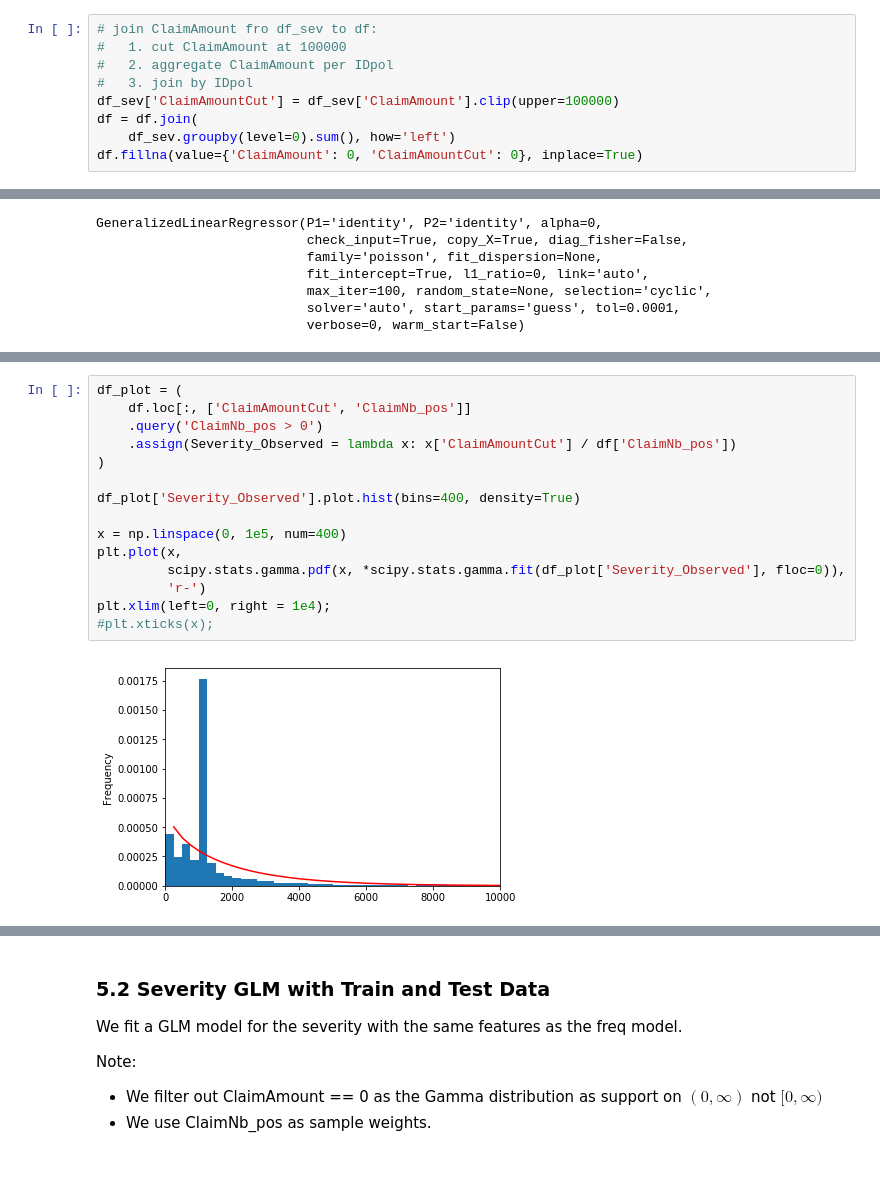
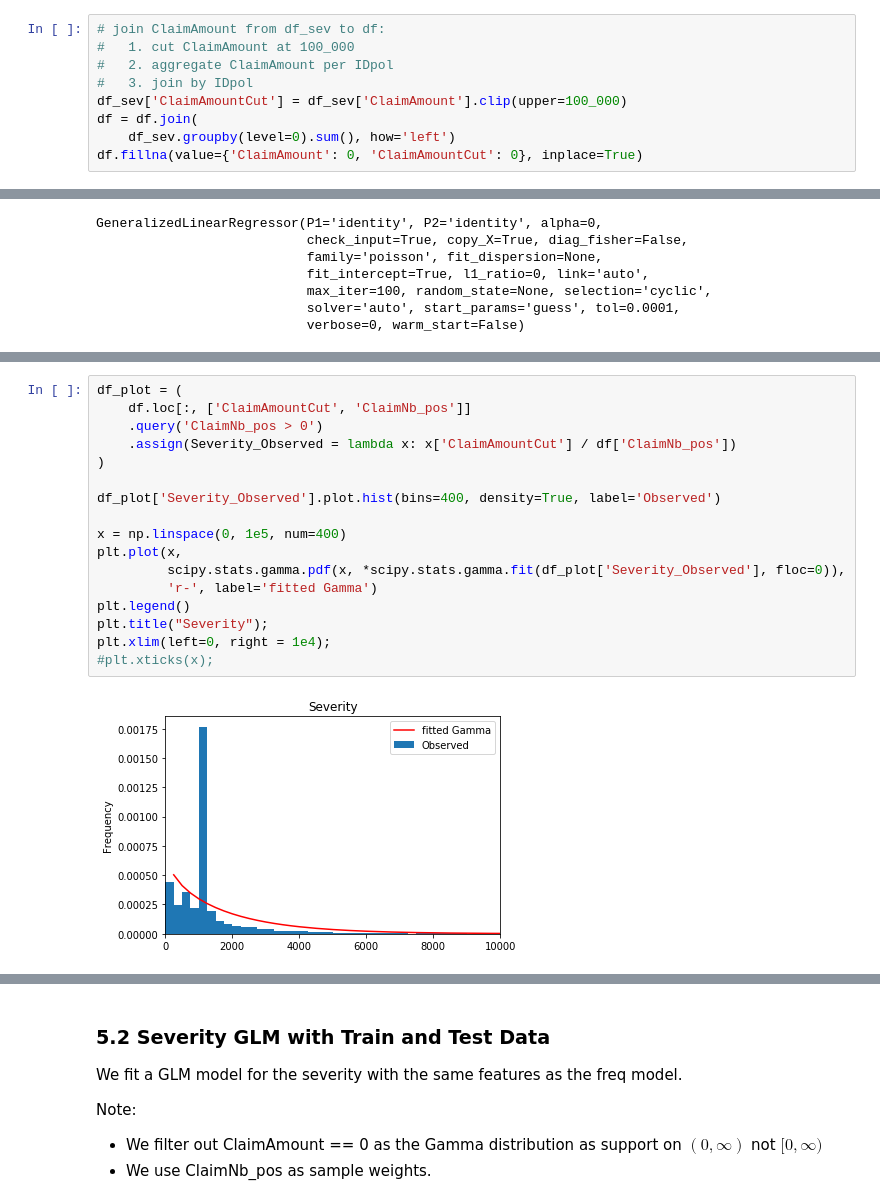
Before and after one commit to lorentzenchr/Tutorial_freMTPL2, a Jupyter notebook: glm_freMTPL2_example.ipynb, the cells around one changed output, grey strips where cells are left out. Drawn from its saved outputs; the diff is of its cells as text; blank space fills up the shorter version.

```diff
--- a/glm_freMTPL2_example.ipynb
+++ b/glm_freMTPL2_example.ipynb
@@ -199,11 +206,11 @@ df.set_index('IDpol', inplace=True)
 df_sev = pd.read_csv("https://www.openml.org/data/get_csv/20649149/freMTPL2sev.arff",
                      index_col=0)
 # %%
-# join ClaimAmount fro df_sev to df:
-#   1. cut ClaimAmount at 100000
+# join ClaimAmount from df_sev to df:
+#   1. cut ClaimAmount at 100_000
 #   2. aggregate ClaimAmount per IDpol
 #   3. join by IDpol
-df_sev['ClaimAmountCut'] = df_sev['ClaimAmount'].clip(upper=100000)
+df_sev['ClaimAmountCut'] = df_sev['ClaimAmount'].clip(upper=100_000)
 df = df.join(
     df_sev.groupby(level=0).sum(), how='left')
 df.fillna(value={'ClaimAmount': 0, 'ClaimAmountCut': 0}, inplace=True)
@@ -691,20 +715,22 @@ A Gamma distribution as mean-variance relation $\mathrm{Var}[Y] = \frac{\phi}{w}
 # %%
 df_plot = (
     df.loc[:, ['ClaimAmountCut', 'ClaimNb_pos']]
     .query('ClaimNb_pos > 0')
     .assign(Severity_Observed = lambda x: x['ClaimAmountCut'] / df['ClaimNb_pos'])
 )
 
-df_plot['Severity_Observed'].plot.hist(bins=400, density=True)
+df_plot['Severity_Observed'].plot.hist(bins=400, density=True, label='Observed')
 
 x = np.linspace(0, 1e5, num=400)
 plt.plot(x,
          scipy.stats.gamma.pdf(x, *scipy.stats.gamma.fit(df_plot['Severity_Observed'], floc=0)),
-         'r-')
+         'r-', label='fitted Gamma')
+plt.legend()
+plt.title("Severity");
 plt.xlim(left=0, right = 1e4);
 #plt.xticks(x);
 # %% [output]
-[figure, old version]
+[figure, new version]
 # %%
 # Check mean-variance relationship for Gamma: Var[Y] = E[Y]^2 / Exposure
 # Estimate Var[Y] and E[Y]
```
Also changed, not shown: parts of 18 cells of this notebook.
